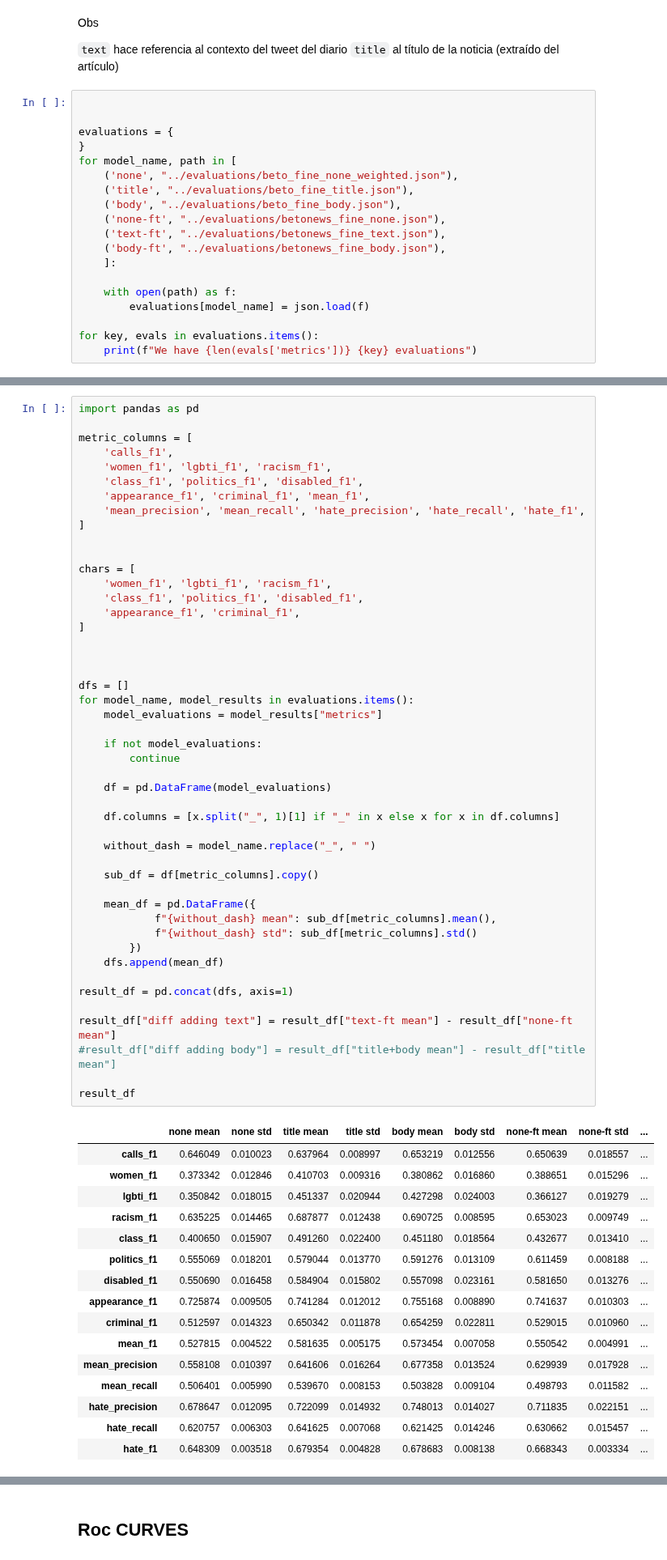
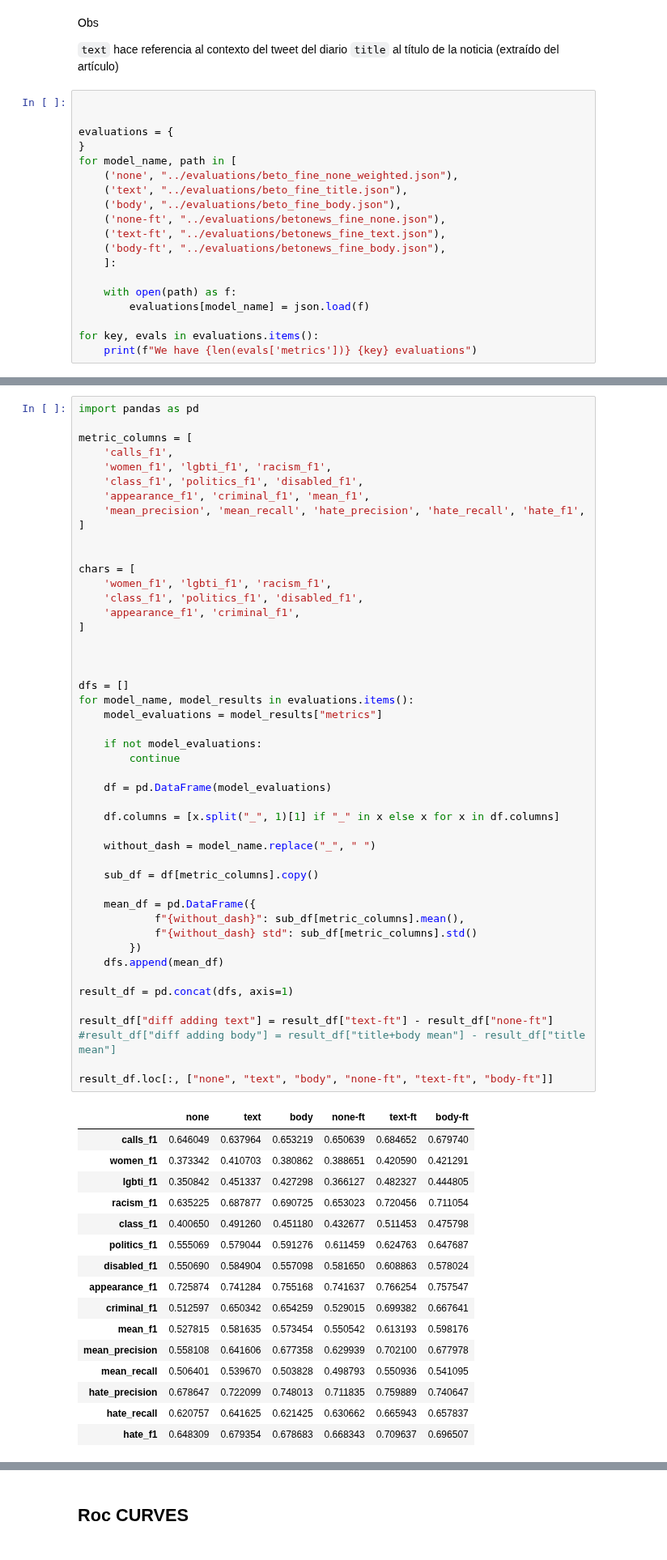
Before and after one commit to finiteautomata/contextualized-hatespeech-classification, a Jupyter notebook: notebooks/Results - finegrained new.ipynb, the cells around one changed output, grey strips where cells are left out. Shown at 81% size. Saved outputs shown, nothing was run; the diff lists cells and outputs as text.

```diff
--- a/notebooks/Results - finegrained new.ipynb
+++ b/notebooks/Results - finegrained new.ipynb
@@ -26,7 +26,7 @@ evaluations = {
 }
 for model_name, path in [
     ('none', "../evaluations/beto_fine_none_weighted.json"),
-    ('title', "../evaluations/beto_fine_title.json"),
+    ('text', "../evaluations/beto_fine_title.json"),
     ('body', "../evaluations/beto_fine_body.json"),
     ('none-ft', "../evaluations/betonews_fine_none.json"),
     ('text-ft', "../evaluations/betonews_fine_text.json"),
@@ -63,51 +63,51 @@ chars = [
     'appearance_f1', 'criminal_f1',
 ]
 
 
 
 dfs = []
 for model_name, model_results in evaluations.items():
     model_evaluations = model_results["metrics"]
 
     if not model_evaluations:
         continue
 
     df = pd.DataFrame(model_evaluations)
 
     df.columns = [x.split("_", 1)[1] if "_" in x else x for x in df.columns]
 
     without_dash = model_name.replace("_", " ")
 
     sub_df = df[metric_columns].copy()
 
     mean_df = pd.DataFrame({
-            f"{without_dash} mean": sub_df[metric_columns].mean(),
+            f"{without_dash}": sub_df[metric_columns].mean(),
             f"{without_dash} std": sub_df[metric_columns].std()
         })
     dfs.append(mean_df)
 
 result_df = pd.concat(dfs, axis=1)
 
-result_df["diff adding text"] = result_df["text-ft mean"] - result_df["none-ft mean"]
+result_df["diff adding text"] = result_df["text-ft"] - result_df["none-ft"]
 #result_df["diff adding body"] = result_df["title+body mean"] - result_df["title mean"]
 
-result_df
+result_df.loc[:, ["none", "text", "body", "none-ft", "text-ft", "body-ft"]]
 # %% [output]
-|  | none mean | none std | title mean | title std | body mean | body std | none-ft mean | none-ft std | ... |
-| calls_f1 | 0.646049 | 0.010023 | 0.637964 | 0.008997 | 0.653219 | 0.012556 | 0.650639 | 0.018557 | ... |
-| women_f1 | 0.373342 | 0.012846 | 0.410703 | 0.009316 | 0.380862 | 0.016860 | 0.388651 | 0.015296 | ... |
-| lgbti_f1 | 0.350842 | 0.018015 | 0.451337 | 0.020944 | 0.427298 | 0.024003 | 0.366127 | 0.019279 | ... |
-| racism_f1 | 0.635225 | 0.014465 | 0.687877 | 0.012438 | 0.690725 | 0.008595 | 0.653023 | 0.009749 | ... |
-| class_f1 | 0.400650 | 0.015907 | 0.491260 | 0.022400 | 0.451180 | 0.018564 | 0.432677 | 0.013410 | ... |
-| politics_f1 | 0.555069 | 0.018201 | 0.579044 | 0.013770 | 0.591276 | 0.013109 | 0.611459 | 0.008188 | ... |
-| disabled_f1 | 0.550690 | 0.016458 | 0.584904 | 0.015802 | 0.557098 | 0.023161 | 0.581650 | 0.013276 | ... |
-| appearance_f1 | 0.725874 | 0.009505 | 0.741284 | 0.012012 | 0.755168 | 0.008890 | 0.741637 | 0.010303 | ... |
-| criminal_f1 | 0.512597 | 0.014323 | 0.650342 | 0.011878 | 0.654259 | 0.022811 | 0.529015 | 0.010960 | ... |
-| mean_f1 | 0.527815 | 0.004522 | 0.581635 | 0.005175 | 0.573454 | 0.007058 | 0.550542 | 0.004991 | ... |
-| mean_precision | 0.558108 | 0.010397 | 0.641606 | 0.016264 | 0.677358 | 0.013524 | 0.629939 | 0.017928 | ... |
-| mean_recall | 0.506401 | 0.005990 | 0.539670 | 0.008153 | 0.503828 | 0.009104 | 0.498793 | 0.011582 | ... |
-| hate_precision | 0.678647 | 0.012095 | 0.722099 | 0.014932 | 0.748013 | 0.014027 | 0.711835 | 0.022151 | ... |
-| hate_recall | 0.620757 | 0.006303 | 0.641625 | 0.007068 | 0.621425 | 0.014246 | 0.630662 | 0.015457 | ... |
-| hate_f1 | 0.648309 | 0.003518 | 0.679354 | 0.004828 | 0.678683 | 0.008138 | 0.668343 | 0.003334 | ... |
+|  | none | text | body | none-ft | text-ft | body-ft |
+| calls_f1 | 0.646049 | 0.637964 | 0.653219 | 0.650639 | 0.684652 | 0.679740 |
+| women_f1 | 0.373342 | 0.410703 | 0.380862 | 0.388651 | 0.420590 | 0.421291 |
+| lgbti_f1 | 0.350842 | 0.451337 | 0.427298 | 0.366127 | 0.482327 | 0.444805 |
+| racism_f1 | 0.635225 | 0.687877 | 0.690725 | 0.653023 | 0.720456 | 0.711054 |
+| class_f1 | 0.400650 | 0.491260 | 0.451180 | 0.432677 | 0.511453 | 0.475798 |
+| politics_f1 | 0.555069 | 0.579044 | 0.591276 | 0.611459 | 0.624763 | 0.647687 |
+| disabled_f1 | 0.550690 | 0.584904 | 0.557098 | 0.581650 | 0.608863 | 0.578024 |
+| appearance_f1 | 0.725874 | 0.741284 | 0.755168 | 0.741637 | 0.766254 | 0.757547 |
+| criminal_f1 | 0.512597 | 0.650342 | 0.654259 | 0.529015 | 0.699382 | 0.667641 |
+| mean_f1 | 0.527815 | 0.581635 | 0.573454 | 0.550542 | 0.613193 | 0.598176 |
+| mean_precision | 0.558108 | 0.641606 | 0.677358 | 0.629939 | 0.702100 | 0.677978 |
+| mean_recall | 0.506401 | 0.539670 | 0.503828 | 0.498793 | 0.550936 | 0.541095 |
+| hate_precision | 0.678647 | 0.722099 | 0.748013 | 0.711835 | 0.759889 | 0.740647 |
+| hate_recall | 0.620757 | 0.641625 | 0.621425 | 0.630662 | 0.665943 | 0.657837 |
+| hate_f1 | 0.648309 | 0.679354 | 0.678683 | 0.668343 | 0.709637 | 0.696507 |
 # %%
 def print_mean(row, context, ):
```
Also changed, not shown: parts of 8 cells of this notebook, 4 other files.
